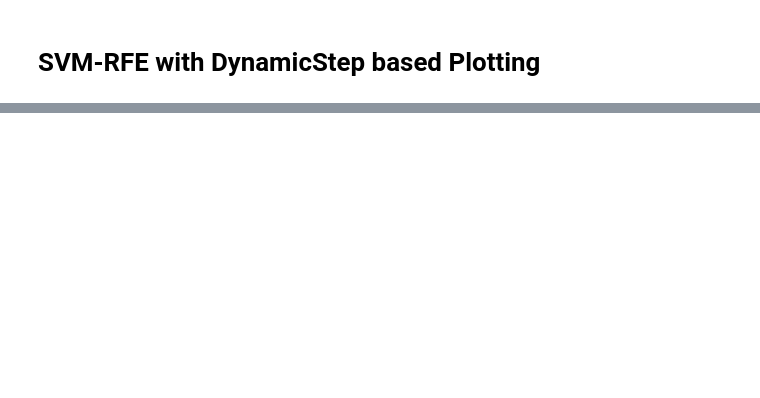
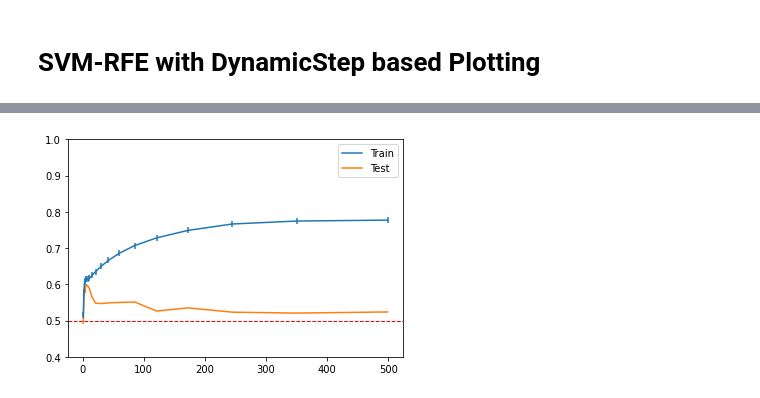
Before and after one commit to elmeunick9/TFG, a Jupyter notebook: Lab/DynamicStep/svm-madelon-parallel.ipynb, the cells around one changed output, grey strips where cells are left out. Cells and saved outputs as stored; diff of their text form; code cells hidden in the pictures; blank space fills up the shorter version.

```diff
--- a/Lab/DynamicStep/svm-madelon-parallel.ipynb
+++ b/Lab/DynamicStep/svm-madelon-parallel.ipynb
@@ -183,0 +191,4 @@ __main__.SVM_RFE_W_DSTEP_PLOT - 00:06:03.385682400
+# %%
+SVM_RFE_W_DSTEP_PLOT(0.3, 1)
+# %% [output]
+[figure, added]
```
Also changed, not shown: parts of 10 cells of this notebook, 29 other files.
